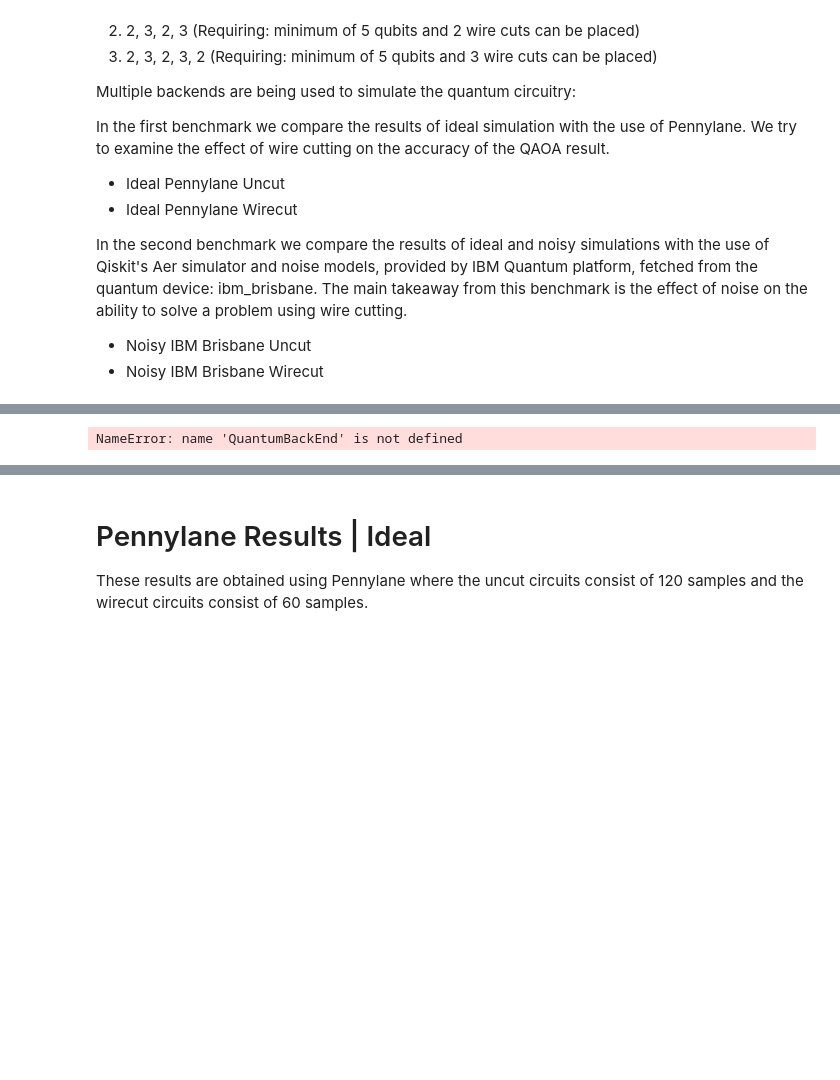
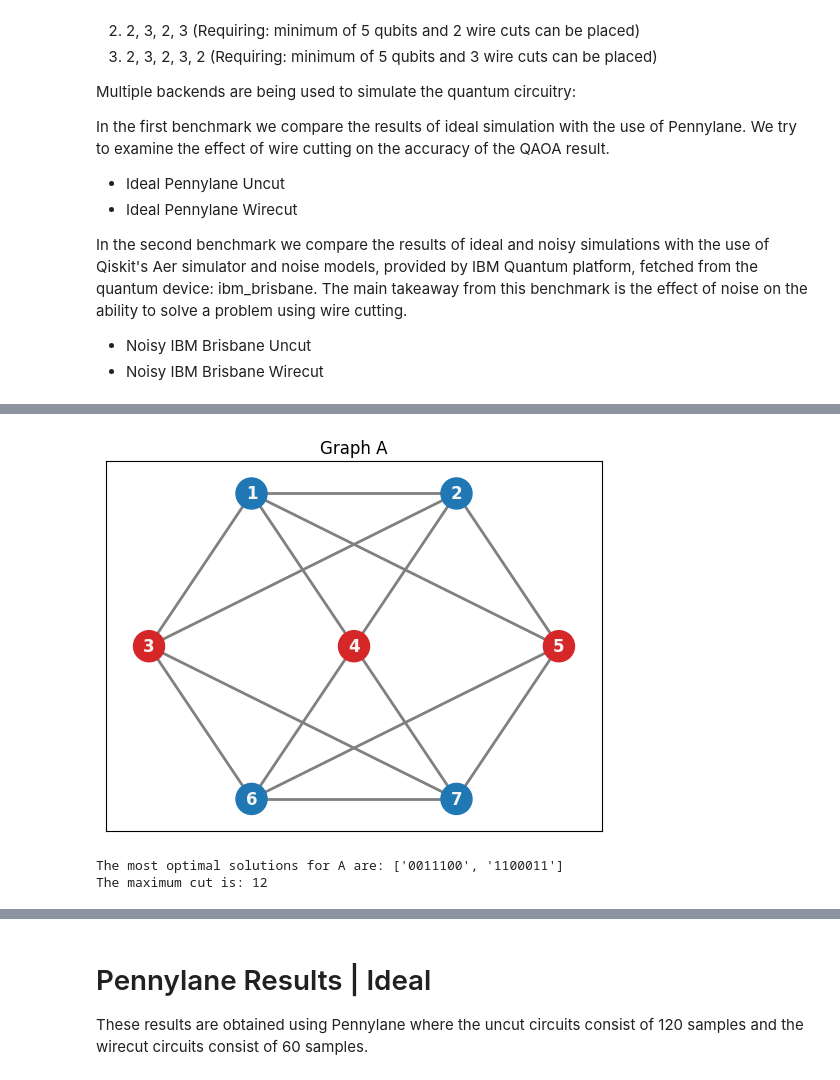
Before and after one commit to Mitch36/Wirecut-QAOA, a Jupyter notebook: experiments/QAOA-Wirecut/QAOA_MAXCUT_Wirecut.ipynb, the cells around one changed output, grey strips where cells are left out. Cells and saved outputs as stored; diff of their text form; code cells hidden in the pictures; blank space fills up the shorter version.

```diff
--- a/experiments/QAOA-Wirecut/QAOA_MAXCUT_Wirecut.ipynb
+++ b/experiments/QAOA-Wirecut/QAOA_MAXCUT_Wirecut.ipynb
@@ -64,36 +57,38 @@ benchmarks: dict = {
     # "Qiskit Aer | Uncut": (QuantumBackEnd.QISKIT_AER, "Uncut"),	                                        # Computational time: Short
     # "Qiskit Aer | Noisy Uncut Brisbane": (QuantumBackEnd.QISKIT_AER_IBM_BRISBANE, "Uncut"),        # Computational time: Long
     # "Qiskit Aer | Wire-cut": (QuantumBackEnd.QISKIT_AER, "Wirecut"),	                                # Computational time: Medium
     # "Qiskit Aer | Noisy Wire-cut Brisbane": (QuantumBackEnd.QISKIT_AER_IBM_BRISBANE, "Wirecut"),        # Computational time: Long
     # "Qiskit Aer | Noisy Wire-cut Sherbrooke": (QuantumBackEnd.QISKIT_AER_IBM_SHERBROOKE, "Wirecut")   # Computational time: Long
 }
 
 # 2. Construct the ResultsManager object storing the benchmarks results
 manager: ResultsManager = ResultsManager()
 
 # 3. Construct the three different graphs
 graphs: dict = {
-    # "Graph A": Graph([2, 3, 2], "A"),
+    "Graph A": Graph([2, 3, 2], "A"),
     # "Graph B": Graph([2, 3, 2, 3], "B"),
-    "Graph C": Graph([2, 3, 2, 3, 2], "C"),
+    # "Graph C": Graph([2, 3, 2, 3, 2], "C"),
 }
 
 [graph.Visualise(key) for key, graph in graphs.items()]
 
 # 4. Setup the configuration file, important to note is the amount of shots here and sample size.
 configDict: dict = {
     "experimentName": "Effect of wire-cutting QAOA-MAXCUT compared to ideal and noisy simulations",
     "numQaoaLayers": 1,
     "shotsBudgetPerQuantumCircuit": 2000,
     "numSamples": 20,
     "maxClassicalOptimizationIterations": 5, # Arbitrary number, but should be high enough to allow for convergence and limit the amount of shots being used.
     "totalMaxShots": 2000 * 150, # Both uncut and wire-cut benchmark have access to the same amount of shots.
     "classicalOptimizationAlgorithm": "SPSA"
 }
 
 config: ExpConf = ExpConf(configDict)
 # %% [output]
+[figure, added]
-NameError: name 'QuantumBackEnd' is not defined
+The most optimal solutions for A are: ['0011100', '1100011']
+The maximum cut is: 12
 # %%
 # 5. Execute each benchmark
 for benchmarkName, benchmark in benchmarks.items():
```
Also changed, not shown: parts of 4 cells of this notebook, 6 other files.
